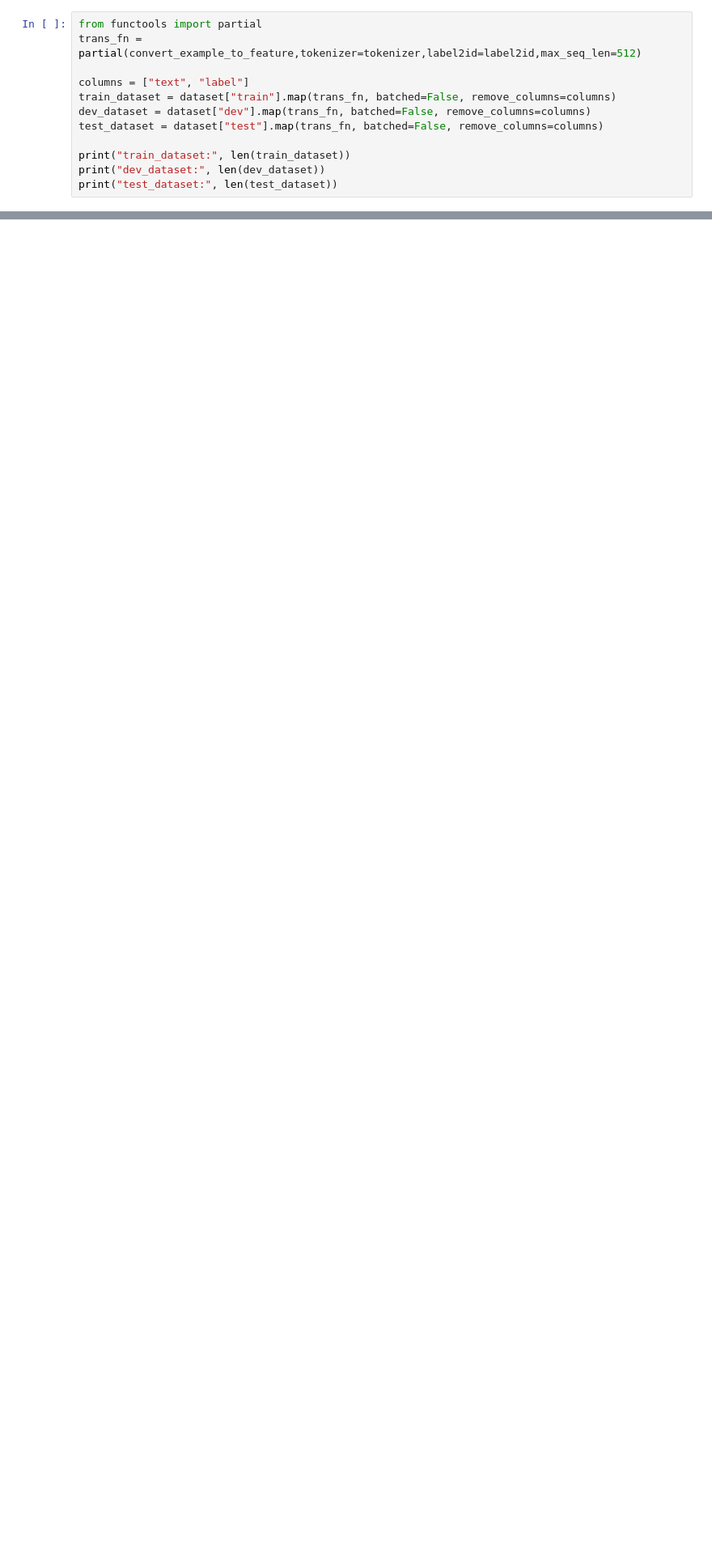
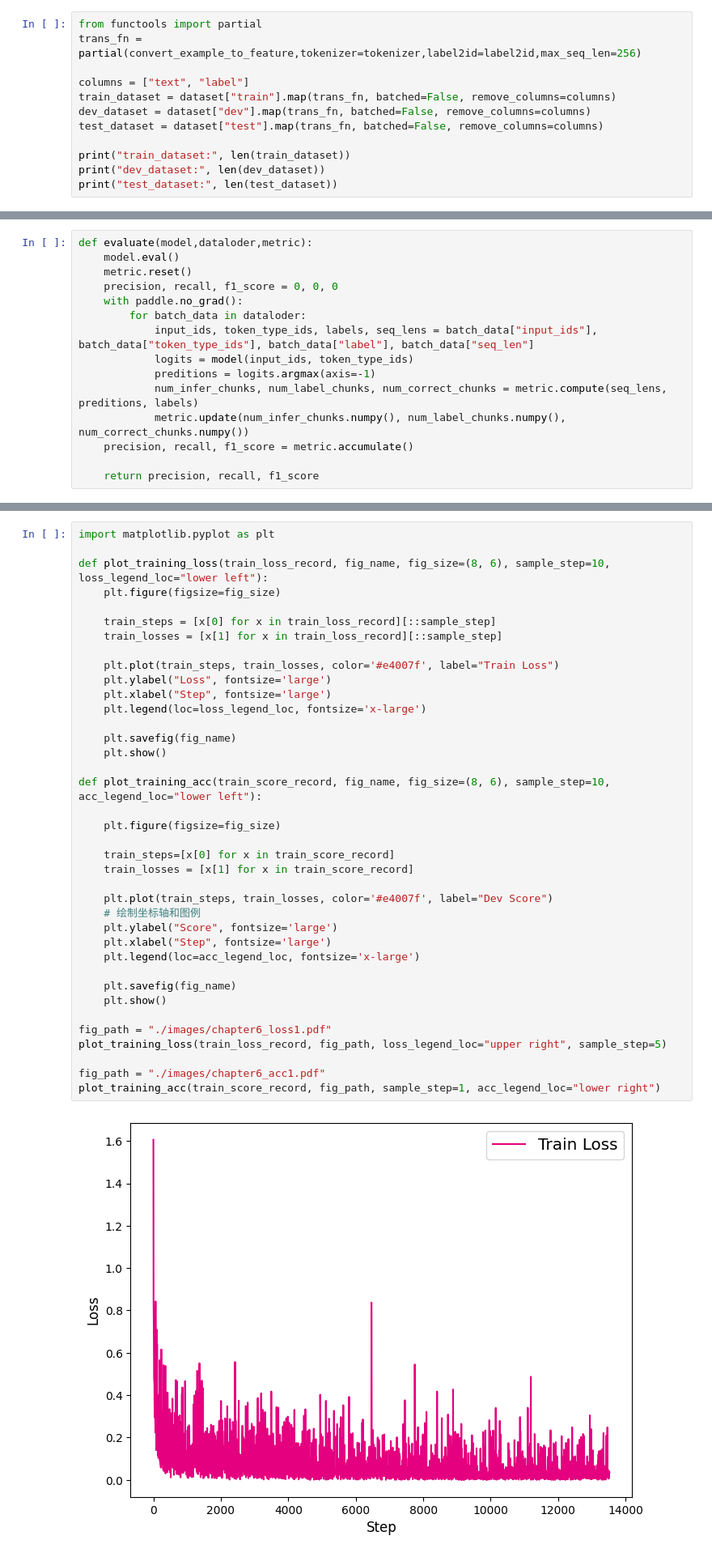
Before and after one commit to Ricardo-shuo-liu/ricaro_learning_codes, a Jupyter notebook: NLP_Learning/基于Bert的中文分词语/project.ipynb, the cells around one changed output, grey strips where cells are left out. Shown at 81% size. Saved outputs shown, nothing was run; the diff lists cells and outputs as text; blank space fills up the shorter version.

```diff
--- a/NLP_Learning/基于Bert的中文分词语/project.ipynb
+++ b/NLP_Learning/基于Bert的中文分词语/project.ipynb
@@ -105,7 +100,7 @@ features
 {'input_ids': [101, 7178, 1071, 4422, 6393, 7309, 2548, 4408, 102], 'token_type_ids': [0, 0, 0, 0, 0, 0, 0, 0, 0], 'length': 9, 'seq_len': 9, 'label': [0, 4, 1, 3, 1, 3, 1, 3, 0]}
 # %%
 from functools import partial
-trans_fn = partial(convert_example_to_feature,tokenizer=tokenizer,label2id=label2id,max_seq_len=512)
+trans_fn = partial(convert_example_to_feature,tokenizer=tokenizer,label2id=label2id,max_seq_len=256)
 
 columns = ["text", "label"]
 train_dataset = dataset["train"].map(trans_fn, batched=False, remove_columns=columns)
@@ -121,0 +276,15 @@ test_dataset: 1944
+# %%
+def evaluate(model,dataloder,metric):
+    model.eval()
+    metric.reset()
+    precision, recall, f1_score = 0, 0, 0
+    with paddle.no_grad():
+        for batch_data in dataloder:
+            input_ids, token_type_ids, labels, seq_lens = batch_data["input_ids"], batch_data["token_type_ids"], batch_data["label"], batch_data["seq_len"]
+            logits = model(input_ids, token_type_ids)
+            preditions = logits.argmax(axis=-1)
+            num_infer_chunks, num_label_chunks, num_correct_chunks = metric.compute(seq_lens, preditions, labels)
+            metric.update(num_infer_chunks.numpy(), num_label_chunks.numpy(), num_correct_chunks.numpy())
+    precision, recall, f1_score = metric.accumulate()
+
+    return precision, recall, f1_score
@@ -121,0 +369,40 @@ test_dataset: 1944
+# %%
+import matplotlib.pyplot as plt
+
+def plot_training_loss(train_loss_record, fig_name, fig_size=(8, 6), sample_step=10, loss_legend_loc="lower left"):
+    plt.figure(figsize=fig_size)
+
+    train_steps = [x[0] for x in train_loss_record][::sample_step]
+    train_losses = [x[1] for x in train_loss_record][::sample_step]
+
+    plt.plot(train_steps, train_losses, color='#e4007f', label="Train Loss")
+    plt.ylabel("Loss", fontsize='large')
+    plt.xlabel("Step", fontsize='large')
+    plt.legend(loc=loss_legend_loc, fontsize='x-large')
+
+    plt.savefig(fig_name)
+    plt.show()
+
+def plot_training_acc(train_score_record, fig_name, fig_size=(8, 6), sample_step=10, acc_legend_loc="lower left"):
+
+    plt.figure(figsize=fig_size)
+
+    train_steps=[x[0] for x in train_score_record]
+    train_losses = [x[1] for x in train_score_record]
+
+    plt.plot(train_steps, train_losses, color='#e4007f', label="Dev Score")
+    # 绘制坐标轴和图例
+    plt.ylabel("Score", fontsize='large')
+    plt.xlabel("Step", fontsize='large')
+    plt.legend(loc=acc_legend_loc, fontsize='x-large')
+
+    plt.savefig(fig_name)
+    plt.show()
+
+fig_path = "./images/chapter6_loss1.pdf"
+plot_training_loss(train_loss_record, fig_path, loss_legend_loc="upper right", sample_step=5)
+
+fig_path = "./images/chapter6_acc1.pdf"
+plot_training_acc(train_score_record, fig_path, sample_step=1, acc_legend_loc="lower right")
+# %% [output]
+[figure, added]
```
Also changed, not shown: parts of 16 cells of this notebook, 4 other files.
